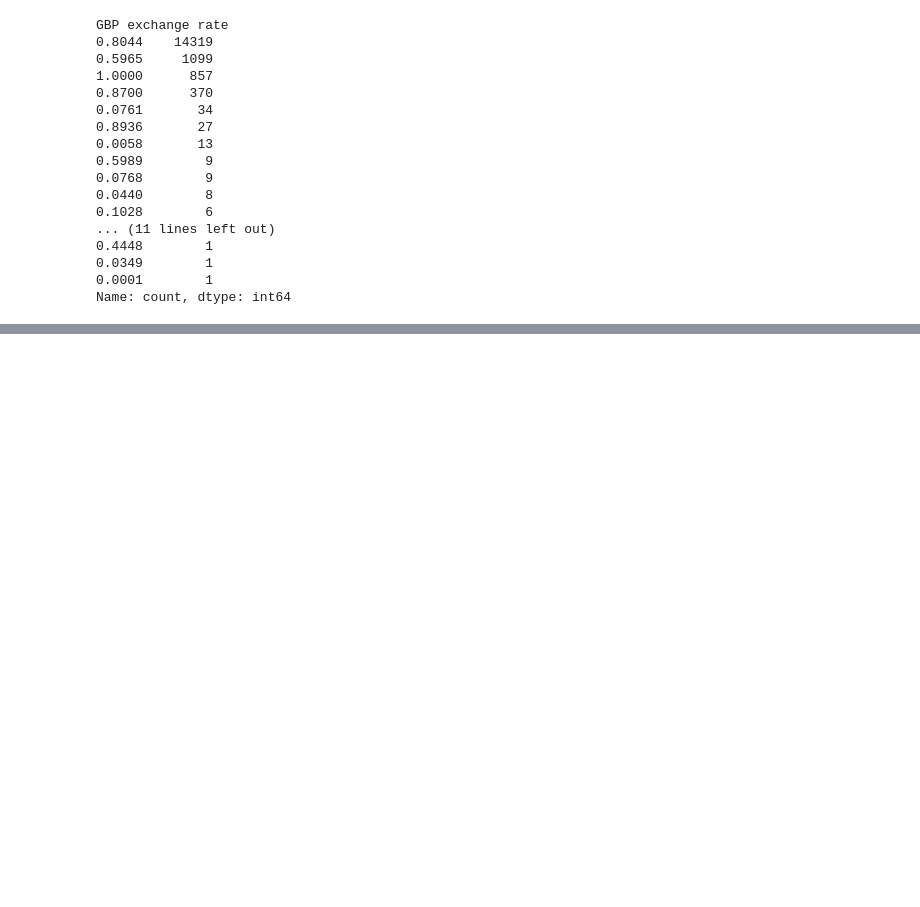
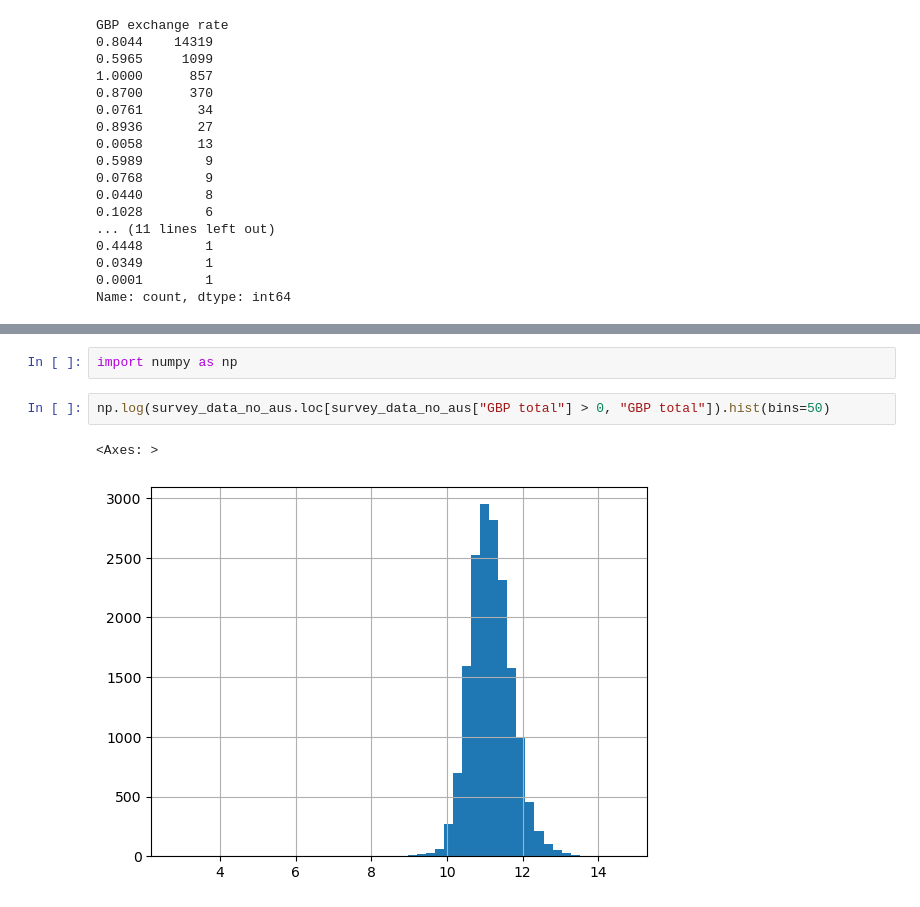
Before and after one commit to charliejharrison/AISS-2024_data-handling-python-pandas, a Jupyter notebook: notebooks/03-messy-data.ipynb, the cells around one changed output, grey strips where cells are left out. Drawn from its saved outputs; the diff is of its cells as text; blank space fills up the shorter version.

```diff
--- a/notebooks/03-messy-data.ipynb
+++ b/notebooks/03-messy-data.ipynb
@@ -610,0 +625,7 @@ Name: GBP, Length: 16798, dtype: float64
+# %%
+import numpy as np
+# %%
+np.log(survey_data_no_aus.loc[survey_data_no_aus["GBP total"] > 0, "GBP total"]).hist(bins=50)
+# %% [output]
+<Axes: >
+[figure, added]
```
Also changed, not shown: parts of 40 cells of this notebook.
